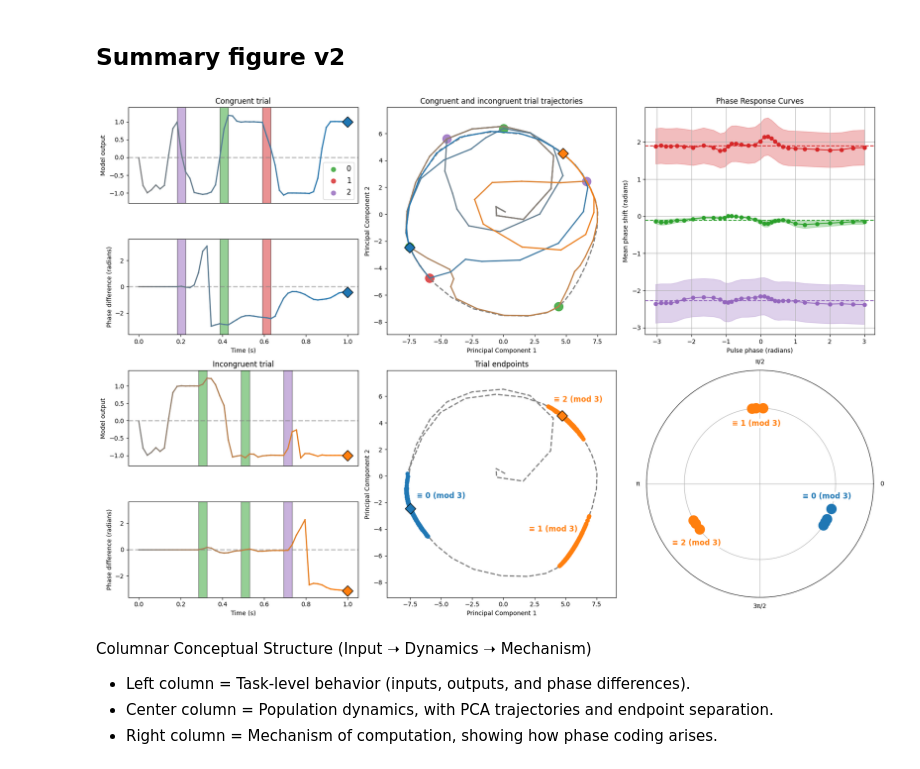
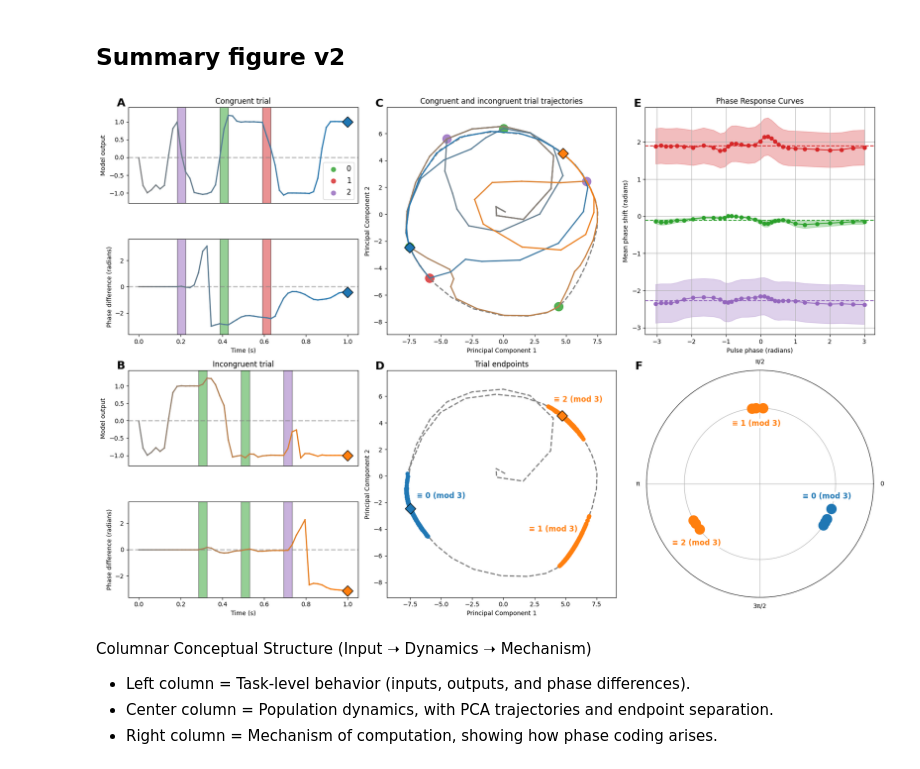
Before and after one commit to keith-murray/emergence-phase-codes, a Jupyter notebook: notebooks/phase_code_summary_figure.ipynb, the cells around one changed output. Drawn from its saved outputs; the diff is of its cells as text; code cells hidden in the pictures.

Commit message:
[update][figure][notebook] added labels to summary figure

```diff
--- a/notebooks/phase_code_summary_figure.ipynb
+++ b/notebooks/phase_code_summary_figure.ipynb
@@ -684,34 +684,54 @@ label_data = [
     (theta[-1]+.15, 0.9, r"≡ 0 (mod 3)", 'tab:blue'),
 ]
 
 ax_7 = fig_anim.add_subplot(gs[2:, 2,], projection='polar')
 ax_7.scatter(theta[:6], radii[:6], s=250, c='tab:orange', zorder=2)
 ax_7.scatter(theta[6:], radii[6:], s=250, c='tab:blue', zorder=2)
 
 for angle, radius, label, color in label_data:
     ax_7.text(
         angle,
         radius,
         label,
         ha='center',
         va='center',
         fontsize=12,
         color=color,
         fontweight='bold',
         zorder=3,
         bbox=dict(facecolor='white', edgecolor='none', pad=1),
     )
 
 ax_7.set_rmax(1.5)
 ax_7.set_rticks([1,])
 ax_7.set_yticklabels([])
 ax_7.set_thetagrids([0, 90, 180, 270], ['0', 'π/2', 'π', '3π/2'])
 
+# Subplot labels with manual coordinates (in axes-relative coordinates)
+label_specs = [
+    (ax_1, 'A', (-0.05, 1.1)),
+    (ax_2, 'B', (-0.05, 1.1)),
+    (ax_3, 'C', (-0.05, 1.04)),
+    (ax_8, 'D', (-0.05, 1.04)),
+    (ax_6, 'E', (-0.05, 1.04)),
+    (ax_7, 'F', (-0.05, 1.04)),
+]
+
+for ax, label, (x, y) in label_specs:
+    ax.text(
+        x, y, label,
+        transform=ax.transAxes,
+        fontsize=18,
+        fontweight='bold',
+        ha='left',
+        va='top',
+    )
+
 plt.tight_layout()
 plt.savefig('../results/phase_code_summary_figure.png')
 plt.show()
 # %% [output]
-[figure, old version]
+[figure, new version]
 # %% [markdown]
 Columnar Conceptual Structure (Input ➝ Dynamics ➝ Mechanism)
 - Left column = Task-level behavior (inputs, outputs, and phase differences).
```
Also changed, not shown: 1 other file.
